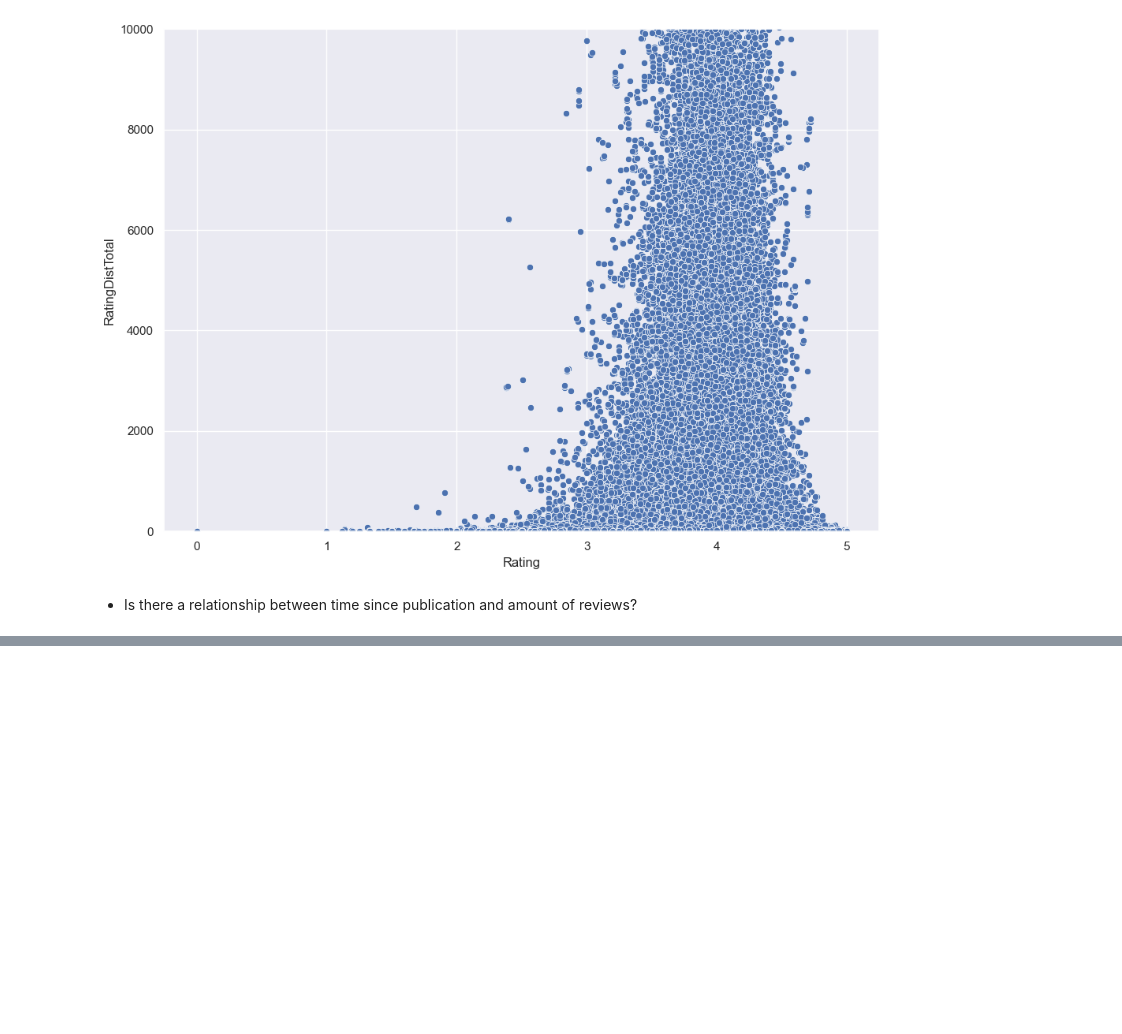
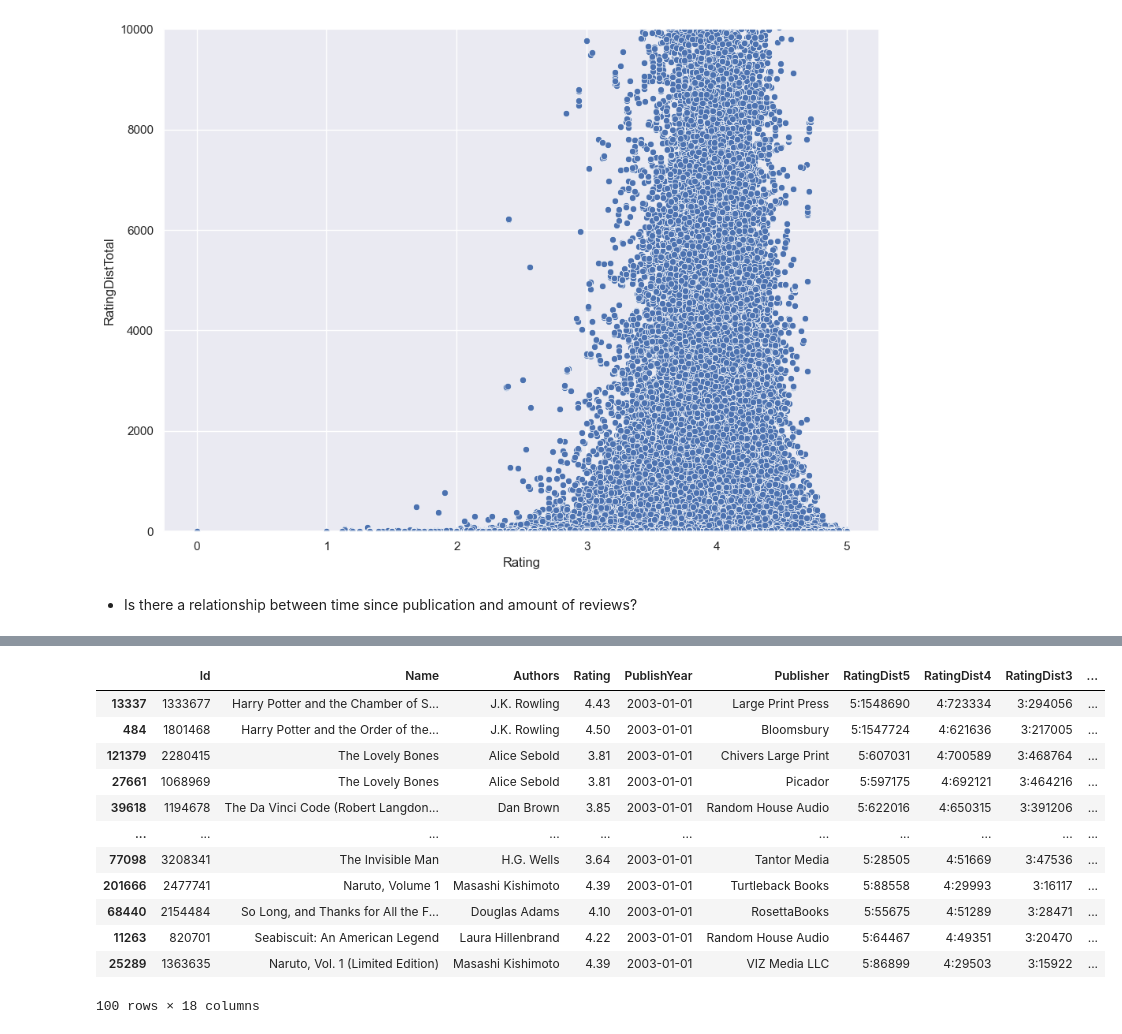
Before and after one commit to andyzilla/goodreads_popularity_prediction, a Jupyter notebook: notebooks/00 - EDA.ipynb, the cells around one changed output, grey strips where cells are left out. Drawn from its saved outputs; the diff is of its cells as text; code cells hidden in the pictures; blank space fills up the shorter version.

```diff
--- a/notebooks/00 - EDA.ipynb
+++ b/notebooks/00 - EDA.ipynb
@@ -441,0 +478,16 @@ df['Name']
+# %%
+last_years_df[last_years_df['PublishYear'].dt.year == 2003].sort_values('RatingDistTotal', ascending=False).head(100)
+# %% [output]
+|  | Id | Name | Authors | Rating | PublishYear | Publisher | RatingDist5 | RatingDist4 | RatingDist3 | ... |
+| 13337 | 1333677 | Harry Potter and the Chamber of S... | J.K. Rowling | 4.43 | 2003-01-01 | Large Print Press | 5:1548690 | 4:723334 | 3:294056 | ... |
+| 484 | 1801468 | Harry Potter and the Order of the... | J.K. Rowling | 4.50 | 2003-01-01 | Bloomsbury | 5:1547724 | 4:621636 | 3:217005 | ... |
+| 121379 | 2280415 | The Lovely Bones | Alice Sebold | 3.81 | 2003-01-01 | Chivers Large Print | 5:607031 | 4:700589 | 3:468764 | ... |
+| 27661 | 1068969 | The Lovely Bones | Alice Sebold | 3.81 | 2003-01-01 | Picador | 5:597175 | 4:692121 | 3:464216 | ... |
+| 39618 | 1194678 | The Da Vinci Code (Robert Langdon... | Dan Brown | 3.85 | 2003-01-01 | Random House Audio | 5:622016 | 4:650315 | 3:391206 | ... |
+| ... | ... | ... | ... | ... | ... | ... | ... | ... | ... | ... |
+| 77098 | 3208341 | The Invisible Man | H.G. Wells | 3.64 | 2003-01-01 | Tantor Media | 5:28505 | 4:51669 | 3:47536 | ... |
+| 201666 | 2477741 | Naruto, Volume 1 | Masashi Kishimoto | 4.39 | 2003-01-01 | Turtleback Books | 5:88558 | 4:29993 | 3:16117 | ... |
+| 68440 | 2154484 | So Long, and Thanks for All the F... | Douglas Adams | 4.10 | 2003-01-01 | RosettaBooks | 5:55675 | 4:51289 | 3:28471 | ... |
+| 11263 | 820701 | Seabiscuit: An American Legend | Laura Hillenbrand | 4.22 | 2003-01-01 | Random House Audio | 5:64467 | 4:49351 | 3:20470 | ... |
+| 25289 | 1363635 | Naruto, Vol. 1 (Limited Edition) | Masashi Kishimoto | 4.39 | 2003-01-01 | VIZ Media LLC | 5:86899 | 4:29503 | 3:15922 | ... |
+100 rows × 18 columns
```
Also changed, not shown: parts of 7 cells of this notebook, 6 other files.
